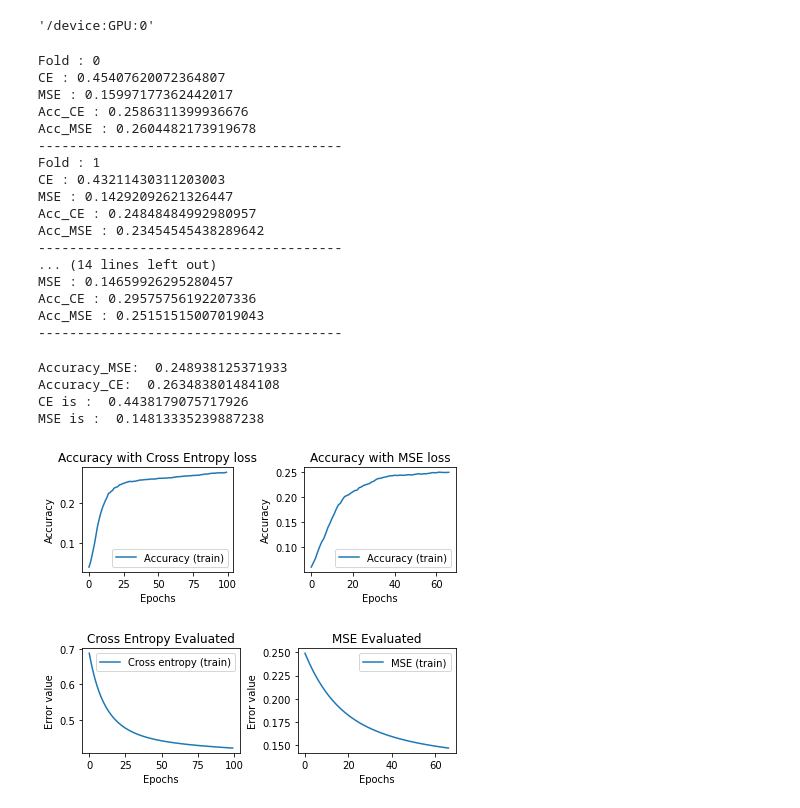
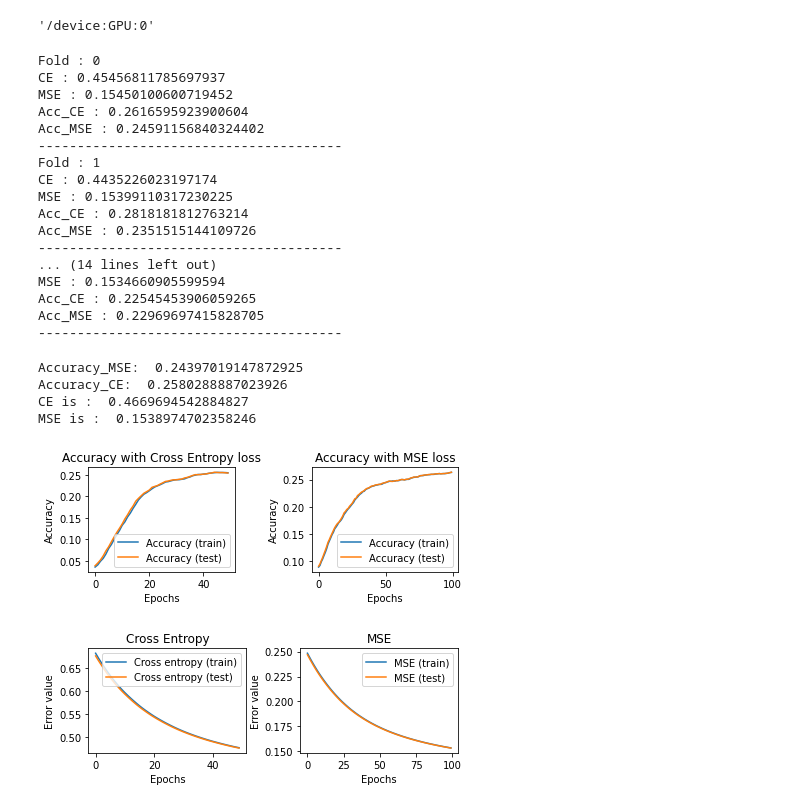
Before and after one commit to aggelospsiris/Text-classification-using-neural-networks, a Jupyter notebook: early_stopping.ipynb, the cells around one changed output. Saved outputs shown, nothing was run; the diff lists cells and outputs as text; code cells hidden in the pictures.

```diff
--- a/early_stopping.ipynb
+++ b/early_stopping.ipynb
@@ -51,36 +51,6 @@ for line in newlines:
 
 X_train = np.array(vects)
 vects = []
-# %%
-#preparing test data
-newlines = []
-with open('/content/sample_data/test-data.dat', 'r') as f:
-    lines = f.readlines()
-    for line in lines:
-        # in every line erase any occurance that starts with < and ends with > with
-        newline = re.sub("\<[^>]*\>", "", line)
-        newlines.append(newline)
-
-vocab = list(range(0, 8251))
-vects = []
-vect = []
-count = 0
-i = 0
-for line in newlines:
-    fraze = line.split()
-    fraze = [int(x) for x in fraze]
-    for v in vocab:
-        for f in fraze:
-            if(v == f):
-                count = count +1
-        vect.append(count)
-        count = 0
-    vect = np.array(vect)
-    #vects.append(np.interp(vect, (vect.min(), vect.max()), (-1, +1)))
-    vects.append(vect)
-    vect = []
-
-X_test = np.array(vects)
 # %%
 def ce_model():
     # Create model
@@ -118,13 +88,13 @@ for i, (train, test) in enumerate(kfold.split(X_train)):
     model1=ce_model()
     history_ce = model1.fit(X_train[train], Y_train_labels[train],
                             validation_data=(X_train[train], Y_train_labels[train]),
-                            callbacks=[callback],epochs=100, batch_size=100, verbose=0)
+                            callbacks=[callback],epochs=100, batch_size=200, verbose=0)
     loss_ce, accuracy_ce = model1.evaluate(X_train[test], Y_train_labels[test],verbose=0)
     #MSE
     model2=mse_model()
     history_mse = model2.fit(X_train[train], Y_train_labels[train],
                              validation_data=(X_train[train], Y_train_labels[train]),
-                            callbacks=[callback],epochs=100, batch_size=100, verbose=0)
+                            callbacks=[callback],epochs=100, batch_size=200, verbose=0)
     loss_mse, accuracy_mse = model2.evaluate(X_train[test], Y_train_labels[test],verbose=0)
 
     mse_loss.append(loss_mse)
@@ -140,21 +110,21 @@ for i, (train, test) in enumerate(kfold.split(X_train)):
     print("---------------------------------------")
 # %% [output]
 Fold : 0
-CE : 0.45407620072364807
-MSE : 0.15997177362442017
-Acc_CE : 0.2586311399936676
-Acc_MSE : 0.2604482173919678
+CE : 0.45456811785697937
+MSE : 0.15450100600719452
+Acc_CE : 0.2616595923900604
+Acc_MSE : 0.24591156840324402
 ---------------------------------------
 Fold : 1
-CE : 0.43211430311203003
-MSE : 0.14292092621326447
-Acc_CE : 0.24848484992980957
-Acc_MSE : 0.23454545438289642
+CE : 0.4435226023197174
+MSE : 0.15399110317230225
+Acc_CE : 0.2818181812763214
+Acc_MSE : 0.2351515144109726
 ---------------------------------------
 ... (14 lines left out)
-MSE : 0.14659926295280457
-Acc_CE : 0.29575756192207336
-Acc_MSE : 0.25151515007019043
+MSE : 0.1534660905599594
+Acc_CE : 0.22545453906059265
+Acc_MSE : 0.22969697415828705
 ---------------------------------------
 # %%
 #print the mean results
@@ -163,50 +133,52 @@ print("Accuracy_CE: ", np.mean(acc_ce))
 print("CE is : ", np.mean(ce_loss))
 print("MSE is : ", np.mean(mse_loss))
 # %% [output]
-Accuracy_MSE:  0.248938125371933
-Accuracy_CE:  0.263483801484108
-CE is :  0.4438179075717926
-MSE is :  0.14813335239887238
+Accuracy_MSE:  0.24397019147872925
+Accuracy_CE:  0.2580288887023926
+CE is :  0.4669694542884827
+MSE is :  0.1538974702358246
 # %%
 #Plots
-# Plotting!
 pyplot.figure(0)
 pyplot.subplot(2, 2, 1)
 pyplot.plot(history_ce.history['accuracy'], label='Accuracy (train)')
+pyplot.plot(history_ce.history['val_accuracy'], label='Accuracy (test)')
 pyplot.title("Accuracy with Cross Entropy loss")
 pyplot.ylabel("Accuracy")
 pyplot.xlabel("Epochs")
 pyplot.legend()
 
 pyplot.subplot(2, 2, 2)
 pyplot.plot(history_mse.history['accuracy'], label='Accuracy (train)')
+pyplot.plot(history_mse.history['val_accuracy'], label='Accuracy (test)')
 pyplot.title("Accuracy with MSE loss")
 pyplot.ylabel("Accuracy")
 pyplot.xlabel("Epochs")
 pyplot.legend()
 pyplot.tight_layout()
 pyplot.show()
 
 
 # plot the cross entropy loss
 pyplot.figure(1)
 pyplot.subplot(2, 2, 1)
 pyplot.plot(history_ce.history['loss'], label='Cross entropy (train)')
-pyplot.title('Cross Entropy Evaluated')
+pyplot.plot(history_ce.history['val_loss'], label='Cross entropy (test)')
+pyplot.title('Cross Entropy')
 pyplot.xlabel('Epochs')
 pyplot.ylabel('Error value')
 pyplot.legend()
 
 # plot the mse loss
 pyplot.subplot(2, 2, 2)
 pyplot.plot(history_mse.history['loss'], label='MSE (train)')
-
-pyplot.title('MSE Evaluated')
+pyplot.plot(history_mse.history['val_loss'], label='MSE (test)')
+pyplot.title('MSE')
 pyplot.xlabel('Epochs')
 pyplot.ylabel('Error value')
 pyplot.legend()
 pyplot.tight_layout()
 pyplot.show()
 # %% [output]
-[figure, old version]
+[figure, new version]
-[figure, old version]
+[figure, new version]
```
